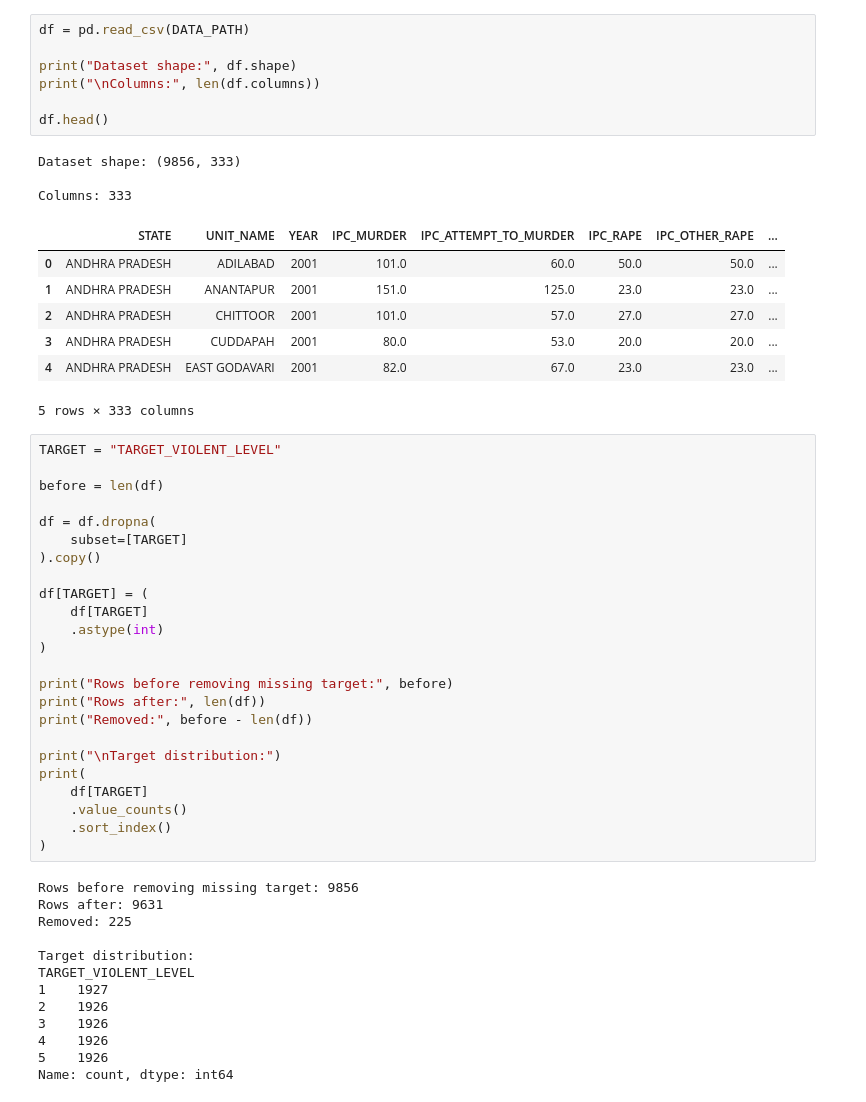
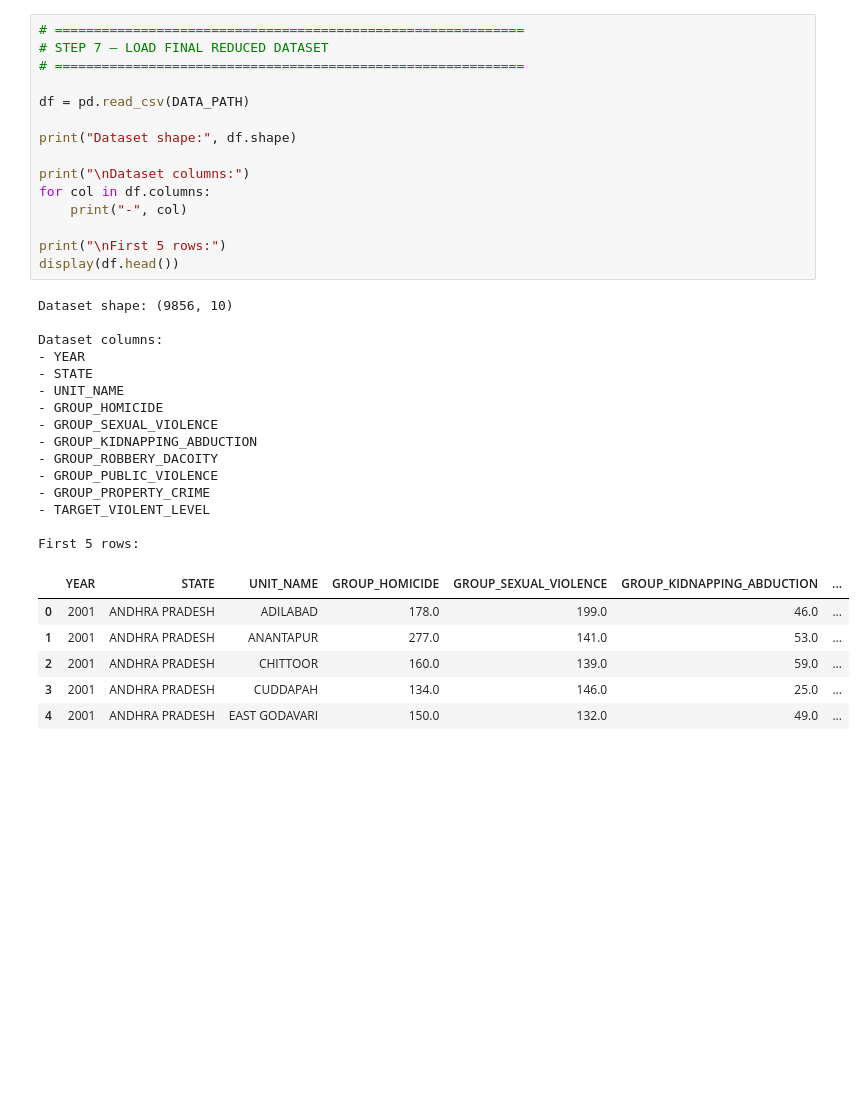
Before and after one commit to varshini1802/Major-project, a Jupyter notebook: notebooks/basepaper_prediction_models.ipynb, the cells around one changed output. Cells and saved outputs as stored; diff of their text form; blank space fills up the shorter version.

Commit message:
Complete crime grouping and dimensionality reduction

```diff
--- a/notebooks/basepaper_prediction_models.ipynb
+++ b/notebooks/basepaper_prediction_models.ipynb
@@ -59,55 +116,37 @@ Dataset: d:\Major_Project\Crime_Analysis\data\processed\district_targeted.csv
 # %%
+# ============================================================
+# STEP 7 — LOAD FINAL REDUCED DATASET
+# ============================================================
+
 df = pd.read_csv(DATA_PATH)
 
 print("Dataset shape:", df.shape)
-print("\nColumns:", len(df.columns))
 
-df.head()
+print("\nDataset columns:")
+for col in df.columns:
+    print("-", col)
+
+print("\nFirst 5 rows:")
+display(df.head())
 # %% [output]
-Dataset shape: (9856, 333)
+Dataset shape: (9856, 10)
 
-Columns: 333
+Dataset columns:
+- YEAR
+- STATE
+- UNIT_NAME
+- GROUP_HOMICIDE
+- GROUP_SEXUAL_VIOLENCE
+- GROUP_KIDNAPPING_ABDUCTION
+- GROUP_ROBBERY_DACOITY
+- GROUP_PUBLIC_VIOLENCE
+- GROUP_PROPERTY_CRIME
+- TARGET_VIOLENT_LEVEL
+
+First 5 rows:
-|  | STATE | UNIT_NAME | YEAR | IPC_MURDER | IPC_ATTEMPT_TO_MURDER | IPC_RAPE | IPC_OTHER_RAPE | ... |
-| 0 | ANDHRA PRADESH | ADILABAD | 2001 | 101.0 | 60.0 | 50.0 | 50.0 | ... |
-| 1 | ANDHRA PRADESH | ANANTAPUR | 2001 | 151.0 | 125.0 | 23.0 | 23.0 | ... |
-| 2 | ANDHRA PRADESH | CHITTOOR | 2001 | 101.0 | 57.0 | 27.0 | 27.0 | ... |
-| 3 | ANDHRA PRADESH | CUDDAPAH | 2001 | 80.0 | 53.0 | 20.0 | 20.0 | ... |
-| 4 | ANDHRA PRADESH | EAST GODAVARI | 2001 | 82.0 | 67.0 | 23.0 | 23.0 | ... |
+|  | YEAR | STATE | UNIT_NAME | GROUP_HOMICIDE | GROUP_SEXUAL_VIOLENCE | GROUP_KIDNAPPING_ABDUCTION | ... |
+| 0 | 2001 | ANDHRA PRADESH | ADILABAD | 178.0 | 199.0 | 46.0 | ... |
+| 1 | 2001 | ANDHRA PRADESH | ANANTAPUR | 277.0 | 141.0 | 53.0 | ... |
+| 2 | 2001 | ANDHRA PRADESH | CHITTOOR | 160.0 | 139.0 | 59.0 | ... |
+| 3 | 2001 | ANDHRA PRADESH | CUDDAPAH | 134.0 | 146.0 | 25.0 | ... |
+| 4 | 2001 | ANDHRA PRADESH | EAST GODAVARI | 150.0 | 132.0 | 49.0 | ... |
-5 rows × 333 columns
-# %%
-TARGET = "TARGET_VIOLENT_LEVEL"
-
-before = len(df)
-
-df = df.dropna(
-    subset=[TARGET]
-).copy()
-
-df[TARGET] = (
-    df[TARGET]
-    .astype(int)
-)
-
-print("Rows before removing missing target:", before)
-print("Rows after:", len(df))
-print("Removed:", before - len(df))
-
-print("\nTarget distribution:")
-print(
-    df[TARGET]
-    .value_counts()
-    .sort_index()
-)
-# %% [output]
-Rows before removing missing target: 9856
-Rows after: 9631
-Removed: 225
-
-Target distribution:
-TARGET_VIOLENT_LEVEL
-1    1927
-2    1926
-3    1926
-4    1926
-5    1926
-Name: count, dtype: int64
```
Also changed, not shown: parts of 20 cells of this notebook, 10 other files.
